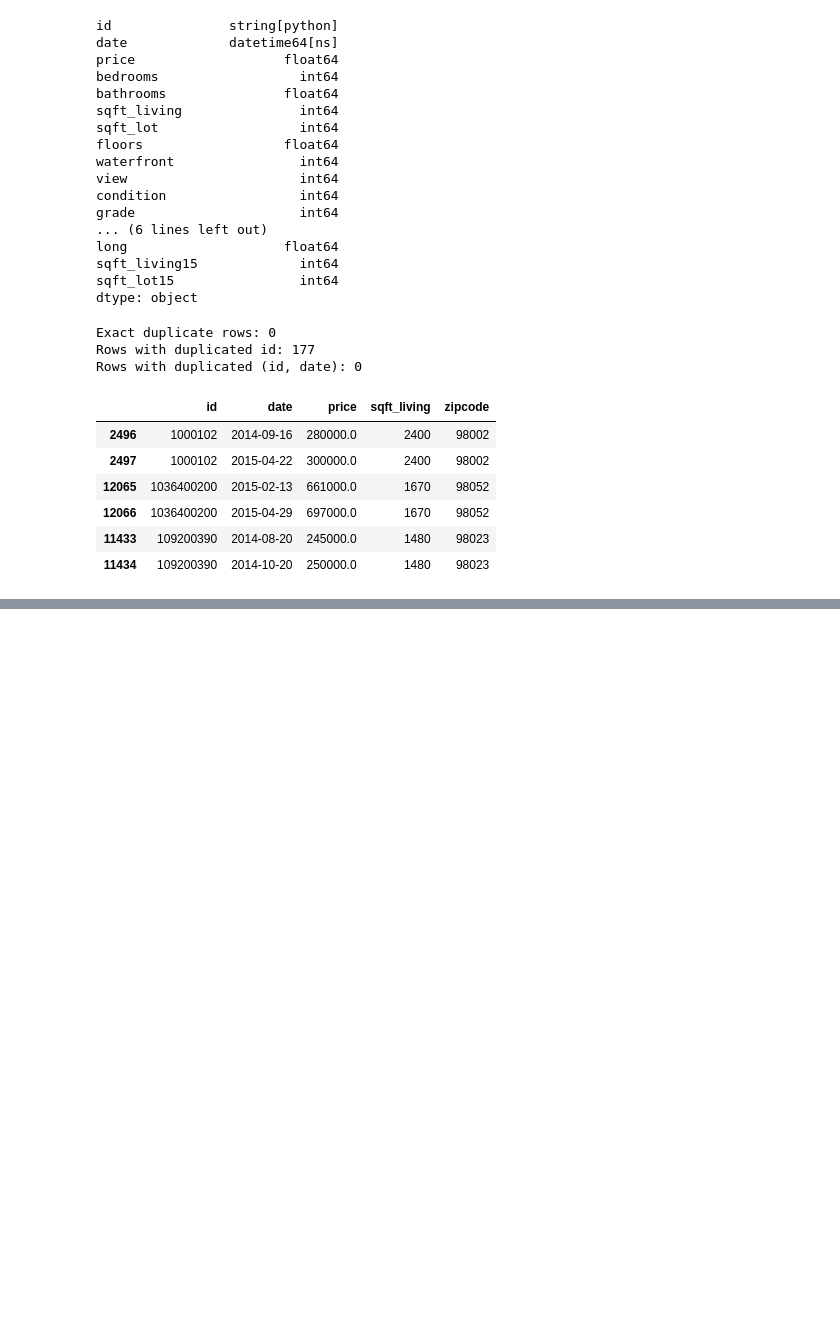
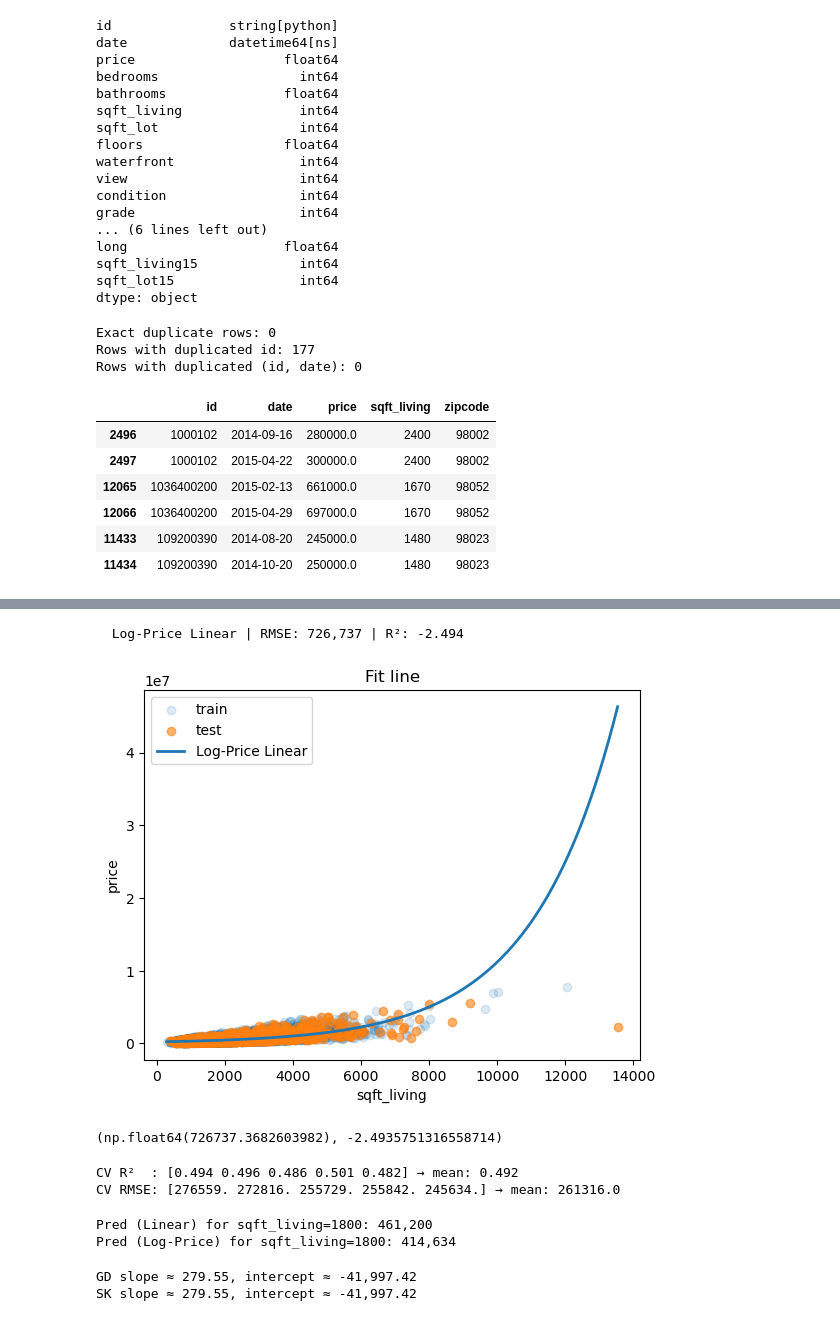
Before and after one commit to mmnsrti/ai_learning, a Jupyter notebook: ml/LinearRegression/LinearRegression.ipynb, the cells around one changed output, grey strips where cells are left out. Drawn from its saved outputs; the diff is of its cells as text; code cells hidden in the pictures; blank space fills up the shorter version.

```diff
--- a/ml/LinearRegression/LinearRegression.ipynb
+++ b/ml/LinearRegression/LinearRegression.ipynb
@@ -124,0 +184,78 @@ groups = df["id"]  # used only for grouped splitting; NOT a feature
+# %%
+# Cell 7: log-transform the target to reduce skew: model price ~ linear in feature
+log_linreg = Pipeline([
+    ("imputer", SimpleImputer(strategy="median")),
+    ("ttr", TransformedTargetRegressor(
+        regressor=LinearRegression(),
+        func=np.log1p, inverse_func=np.expm1
+    ))
+])
+
+evaluate("Log-Price Linear", log_linreg, X_train, y_train, X_test, y_test, plot_line=True)
+# %% [output]
+  Log-Price Linear | RMSE: 726,737 | R²: -2.494
+[figure, added]
+(np.float64(726737.3682603982), -2.4935751316558714)
+# %%
+# Cell 8: cross-validation scores (R² and RMSE)
+cv = KFold(n_splits=5, shuffle=True, random_state=42)
+
+r2_scores  = cross_val_score(linreg, X, y, cv=cv, scoring="r2")
+rmse_scores = -cross_val_score(linreg, X, y, cv=cv, scoring="neg_root_mean_squared_error")
+
+print("CV R²  :", np.round(r2_scores, 3), "→ mean:", r2_scores.mean().round(3))
+print("CV RMSE:", np.round(rmse_scores, 0), "→ mean:", np.mean(rmse_scores).round(0))
+# %% [output]
+CV R²  : [0.494 0.496 0.486 0.501 0.482] → mean: 0.492
+CV RMSE: [276559. 272816. 255729. 255842. 245634.] → mean: 261316.0
+# %%
+# Cell 9: predict price for a specific feature value
+your_value = 1800  # e.g., 1800 sqft living area
+pred_price = linreg.predict(np.array([[your_value]]))[0]
+pred_price_log = log_linreg.predict(np.array([[your_value]]))[0]
+
+print(f"Pred (Linear) for {FEATURE}={your_value}: {pred_price:,.0f}")
+print(f"Pred (Log-Price) for {FEATURE}={your_value}: {pred_price_log:,.0f}")
+# %% [output]
+Pred (Linear) for sqft_living=1800: 461,200
+Pred (Log-Price) for sqft_living=1800: 414,634
+# %%
+# Cell 10: Gradient Descent demo for 1 feature
+
+x = X_train[:,0].astype(float)
+y_true = y_train.astype(float)
+
+# Normalize x and y for stable learning
+x_mean, x_std = x.mean(), x.std()
+y_mean, y_std = y_true.mean(), y_true.std()
+x_n = (x - x_mean) / x_std
+y_n = (y_true - y_mean) / y_std
+
+# Model: y_n_hat = a + b * x_n
+a, b = 0.0, 0.0
+lr = 0.1
+epochs = 2000
+
+for _ in range(epochs):
+    y_hat = a + b * x_n
+    err = y_hat - y_n
+    # gradients (MSE)
+    da = 2 * err.mean()
+    db = 2 * (err * x_n).mean()
+    a -= lr * da
+    b -= lr * db
+
+# Convert back to original scale:
+# y = y_mean + y_std*(a + b * (x - x_mean)/x_std) = (y_mean + y_std*a - y_std*b*x_mean/x_std) + (y_std*b/x_std) * x
+intercept_gd = y_mean + y_std*a - (y_std*b*x_mean)/x_std
+slope_gd     = (y_std*b)/x_std
+
+print(f"GD slope ≈ {slope_gd:,.2f}, intercept ≈ {intercept_gd:,.2f}")
+
+# Compare to sklearn's closed-form solution:
+m = linreg.named_steps["model"].coef_[0]
+b0 = linreg.named_steps["model"].intercept_
+print(f"SK slope ≈ {m:,.2f}, intercept ≈ {b0:,.2f}")
+# %% [output]
+GD slope ≈ 279.55, intercept ≈ -41,997.42
+SK slope ≈ 279.55, intercept ≈ -41,997.42
```
Also changed, not shown: parts of 8 cells of this notebook, 1 other file.
